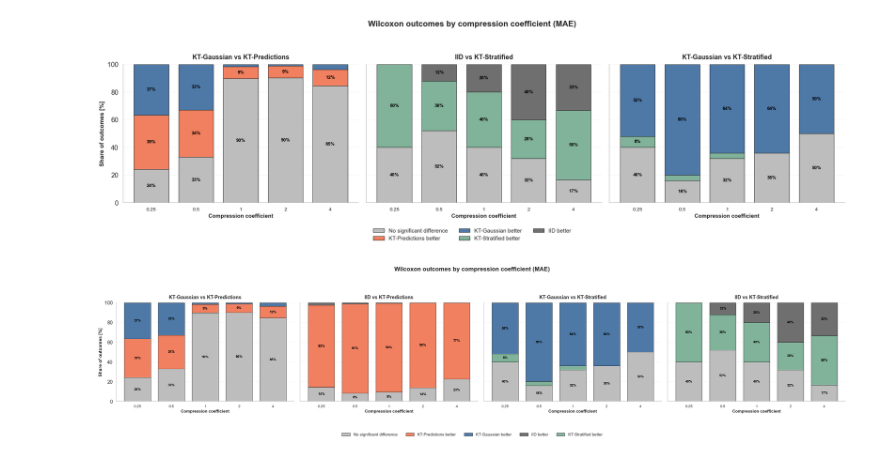
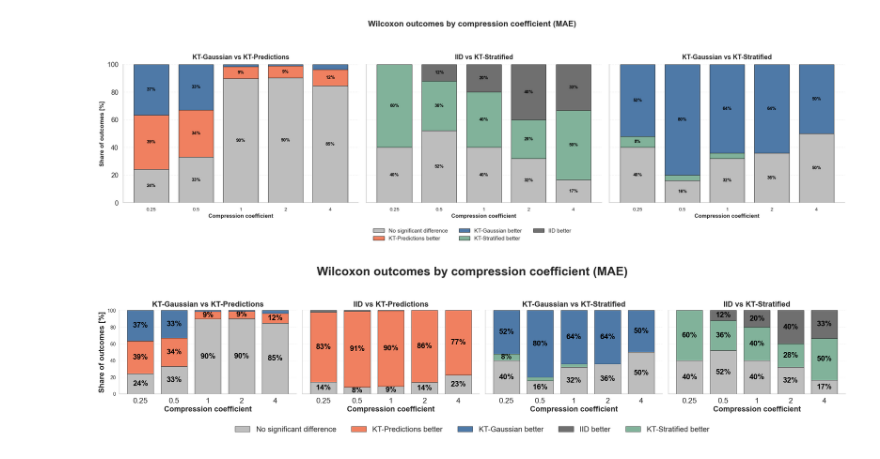
Before and after one commit to kateqwerty001/bsc-compress-then-explain, a Jupyter notebook: visualizations/tests.ipynb, the cells around one changed output. Cells and saved outputs as stored; diff of their text form; code cells hidden in the pictures.

Commit message:
visual improvement

```diff
--- a/visualizations/tests.ipynb
+++ b/visualizations/tests.ipynb
@@ -623,7 +623,7 @@ def plot_wilcoxon_stacked(
                     f"{v:.0f}%",
                     ha="center",
                     va="center",
-                    fontsize=9,
+                    fontsize=20,
                     fontweight="bold",
                     color="black",
                     zorder=4,
@@ -633,9 +633,9 @@ def plot_wilcoxon_stacked(
 
     ax.set_ylim(0, 100)
     ax.set_xticks(x)
-    ax.set_xticklabels(cc_labels, fontsize=10)
-    ax.set_xlabel("Compression coefficient", fontsize=11, fontweight="bold")
-    ax.set_title(title, fontsize=13, fontweight="bold", pad=10)
+    ax.set_xticklabels(cc_labels, fontsize=20)
+    ax.set_xlabel("Compression coefficient", fontsize=20, fontweight="bold")
+    ax.set_title(title, fontsize=20, fontweight="bold", pad=10)
 
     ax.grid(axis="y", linestyle="--", alpha=0.25, zorder=0)
     ax.spines["top"].set_visible(False)
@@ -688,40 +688,40 @@ for ax, table, (m1, m2, colors, labels_pretty, title) in zip(axes, tables, compa
         labels_pretty=labels_pretty,
     )
 
-axes[0].set_ylabel("Share of outcomes [%]", fontsize=12, fontweight="bold")
+axes[0].set_ylabel("Share of outcomes [%]", fontsize=20, fontweight="bold")
 
 # Global legend (deduplicated across all panels)
 handles_all, labels_all = [], []
 for ax in axes:
     h, l = ax.get_legend_handles_labels()
     handles_all.extend(h)
     labels_all.extend(l)
 
 seen = {}
 for h, l in zip(handles_all, labels_all):
     if l not in seen:
         seen[l] = h
 
 fig.legend(
     seen.values(),
     seen.keys(),
     loc="lower center",
     ncol=len(seen),
     frameon=False,
-    fontsize=11,
+    fontsize=20,
     bbox_to_anchor=(0.5, -0.05),
 )
 
 fig.suptitle(
     f"Wilcoxon outcomes by compression coefficient ({METRIC.upper()})",
-    fontsize=16,
+    fontsize=32,
     fontweight="bold",
     y=1.02,
 )
 
 plt.tight_layout(rect=[0, 0.08, 1, 0.95])
 os.makedirs("./image22", exist_ok=True)
 plt.savefig("./image22/wilcoxon_four_cases.pdf", dpi=300, bbox_inches="tight")
 plt.show()
 # %% [output]
-[figure, old version]
+[figure, new version]
```
Also changed, not shown: 1 other file.
